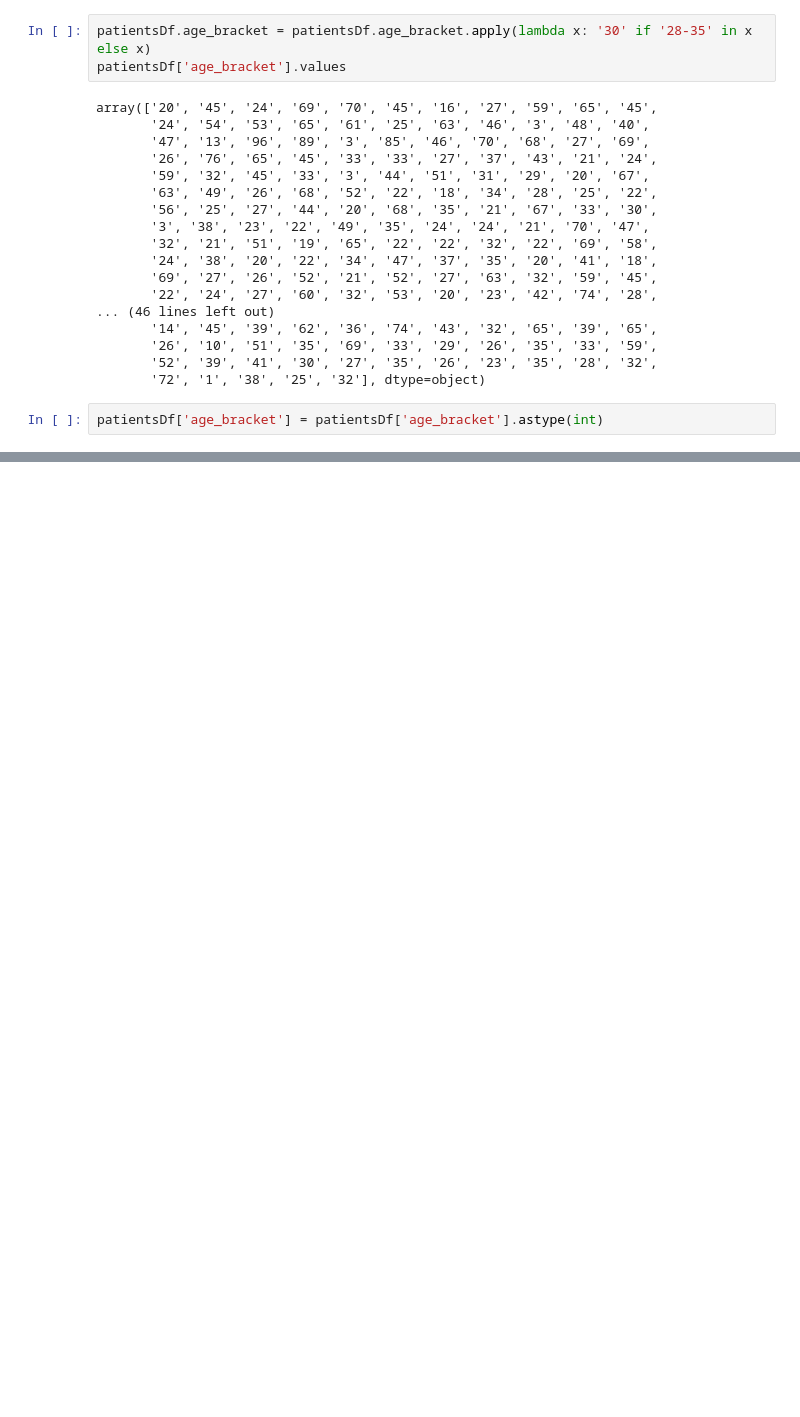
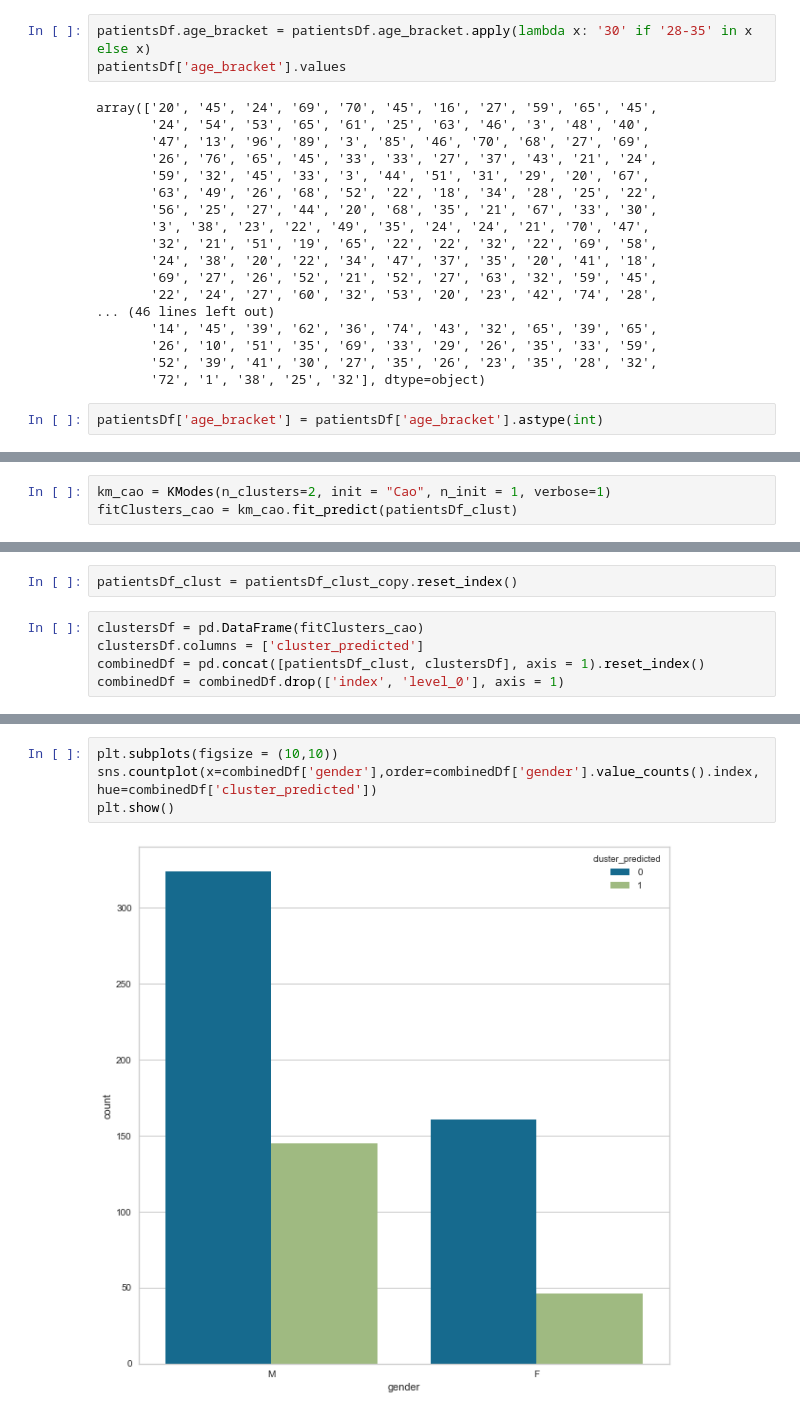
Before and after one commit to rachitjain123/covid19-Probabiity-Prediction, a Jupyter notebook: probability_prediciton.ipynb, the cells around one changed output, grey strips where cells are left out. Saved outputs shown, nothing was run; the diff lists cells and outputs as text; blank space fills up the shorter version.

```diff
--- a/probability_prediciton.ipynb
+++ b/probability_prediciton.ipynb
@@ -470,0 +439,3 @@ No 'knee' or 'elbow' point detected, pass `locate_elbow=False` to remove the war
+# %%
+km_cao = KModes(n_clusters=2, init = "Cao", n_init = 1, verbose=1)
+fitClusters_cao = km_cao.fit_predict(patientsDf_clust)
@@ -470,0 +469,7 @@ No 'knee' or 'elbow' point detected, pass `locate_elbow=False` to remove the war
+# %%
+patientsDf_clust = patientsDf_clust_copy.reset_index()
+# %%
+clustersDf = pd.DataFrame(fitClusters_cao)
+clustersDf.columns = ['cluster_predicted']
+combinedDf = pd.concat([patientsDf_clust, clustersDf], axis = 1).reset_index()
+combinedDf = combinedDf.drop(['index', 'level_0'], axis = 1)
@@ -470,0 +526,6 @@ No 'knee' or 'elbow' point detected, pass `locate_elbow=False` to remove the war
+# %%
+plt.subplots(figsize = (10,10))
+sns.countplot(x=combinedDf['gender'],order=combinedDf['gender'].value_counts().index,hue=combinedDf['cluster_predicted'])
+plt.show()
+# %% [output]
+[figure, added]
```
Also changed, not shown: parts of 63 cells of this notebook.
